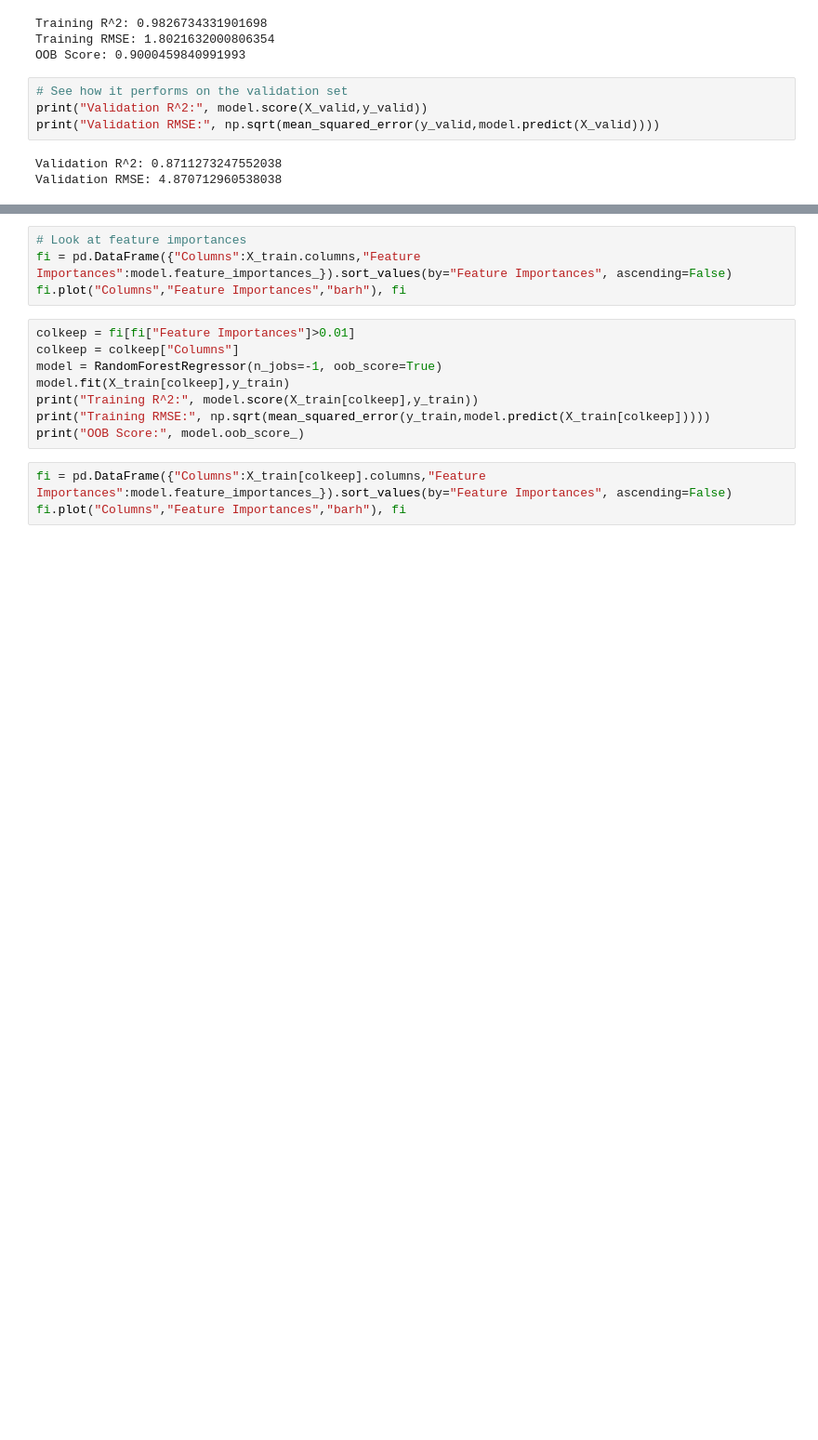
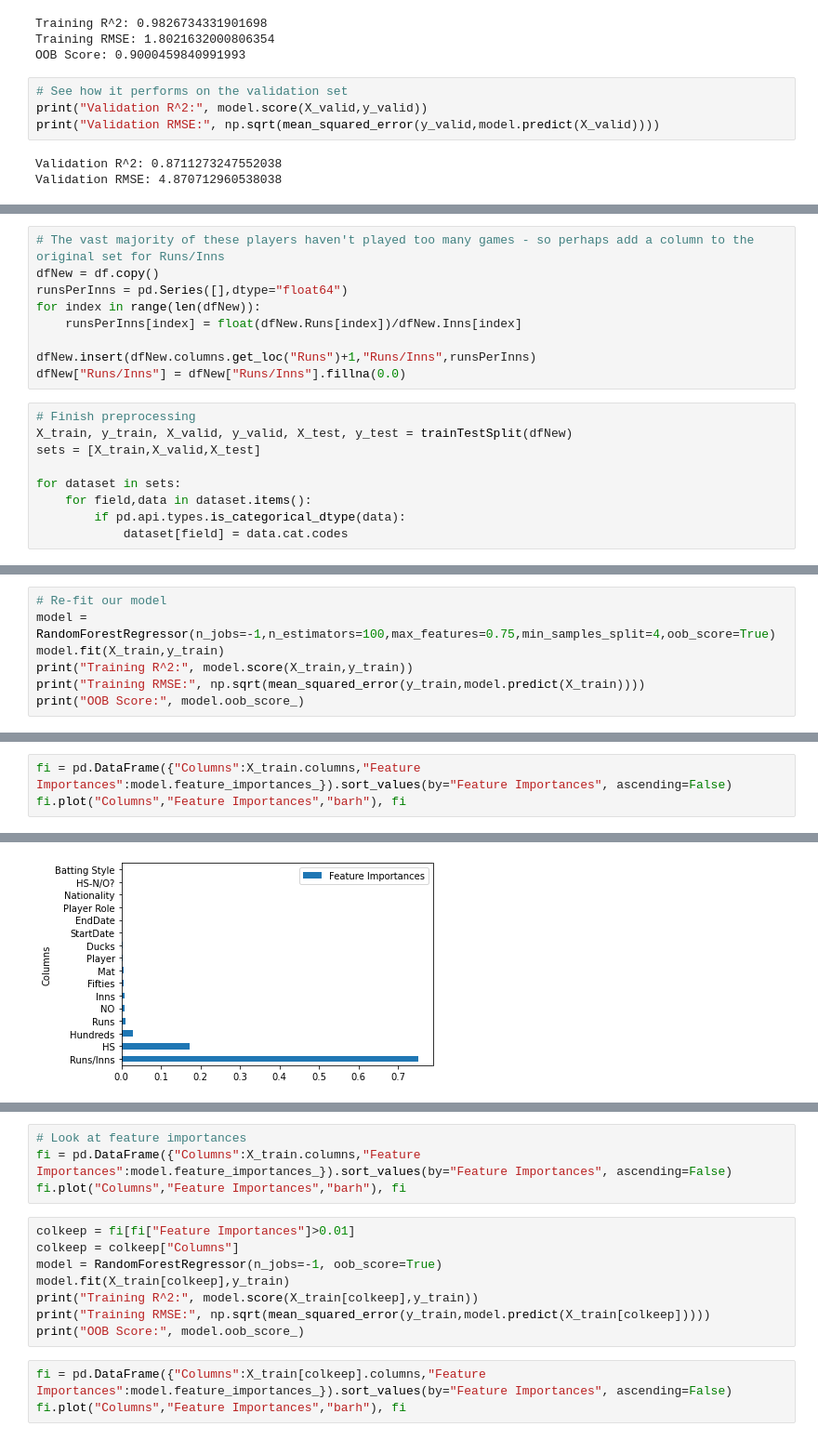
Before and after one commit to rushilg99/cricketbattingStats, a Jupyter notebook: battingstatsRF.ipynb, the cells around one changed output, grey strips where cells are left out. Shown at 93% size. Drawn from its saved outputs; the diff is of its cells as text; blank space fills up the shorter version.

```diff
--- a/battingstatsRF.ipynb
+++ b/battingstatsRF.ipynb
@@ -563,0 +568,18 @@ valid
+# %%
+# The vast majority of these players haven't played too many games - so perhaps add a column to the original set for Runs/Inns
+dfNew = df.copy()
+runsPerInns = pd.Series([],dtype="float64")
+for index in range(len(dfNew)):
+    runsPerInns[index] = float(dfNew.Runs[index])/dfNew.Inns[index]
+
+dfNew.insert(dfNew.columns.get_loc("Runs")+1,"Runs/Inns",runsPerInns)
+dfNew["Runs/Inns"] = dfNew["Runs/Inns"].fillna(0.0)
+# %%
+# Finish preprocessing
+X_train, y_train, X_valid, y_valid, X_test, y_test = trainTestSplit(dfNew)
+sets = [X_train,X_valid,X_test]
+
+for dataset in sets:
+    for field,data in dataset.items():
+        if pd.api.types.is_categorical_dtype(data):
+            dataset[field] = data.cat.codes
@@ -563,0 +600,7 @@ valid
+# %%
+# Re-fit our model
+model = RandomForestRegressor(n_jobs=-1,n_estimators=100,max_features=0.75,min_samples_split=4,oob_score=True)
+model.fit(X_train,y_train)
+print("Training R^2:", model.score(X_train,y_train))
+print("Training RMSE:", np.sqrt(mean_squared_error(y_train,model.predict(X_train))))
+print("OOB Score:", model.oob_score_)
@@ -563,0 +620,4 @@ valid
+# %%
+fi = pd.DataFrame({"Columns":X_train.columns,"Feature Importances":model.feature_importances_}).sort_values(by="Feature Importances", ascending=False)
+fi.plot("Columns","Feature Importances","barh"), fi
+# %% [output]
@@ -564,2 +642,3 @@ valid
+[figure, added]
 # %%
 # Look at Nationality
```
Also changed, not shown: parts of 12 cells of this notebook.
